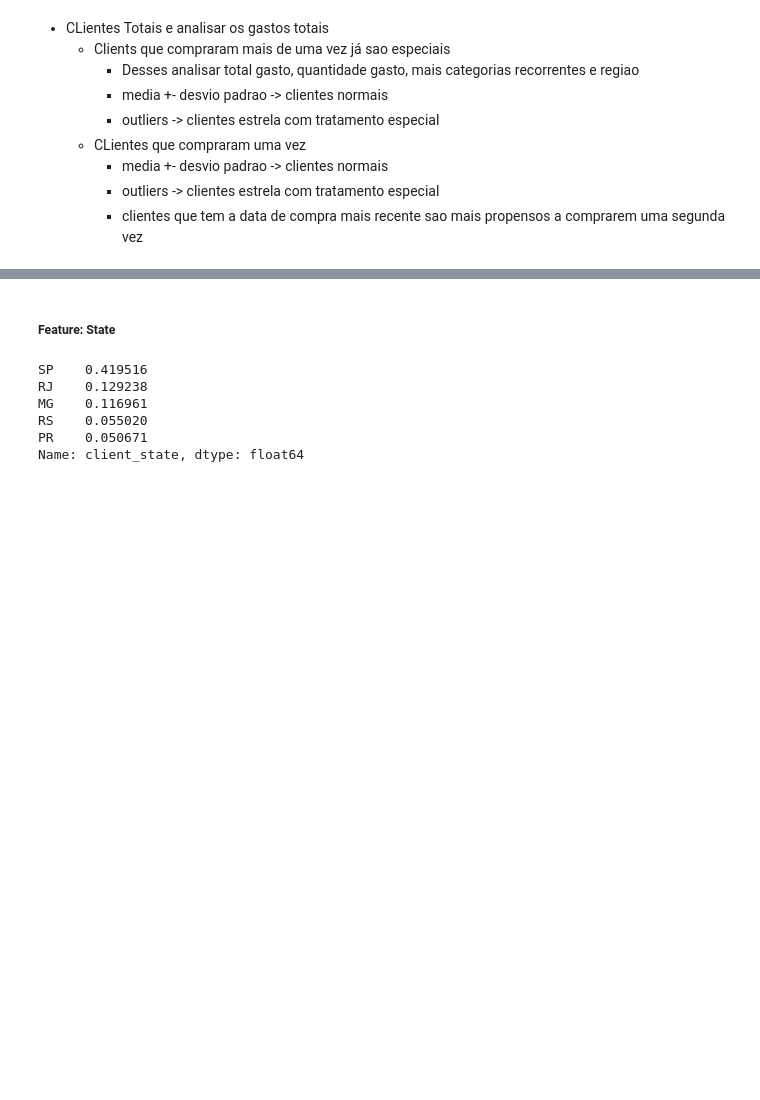
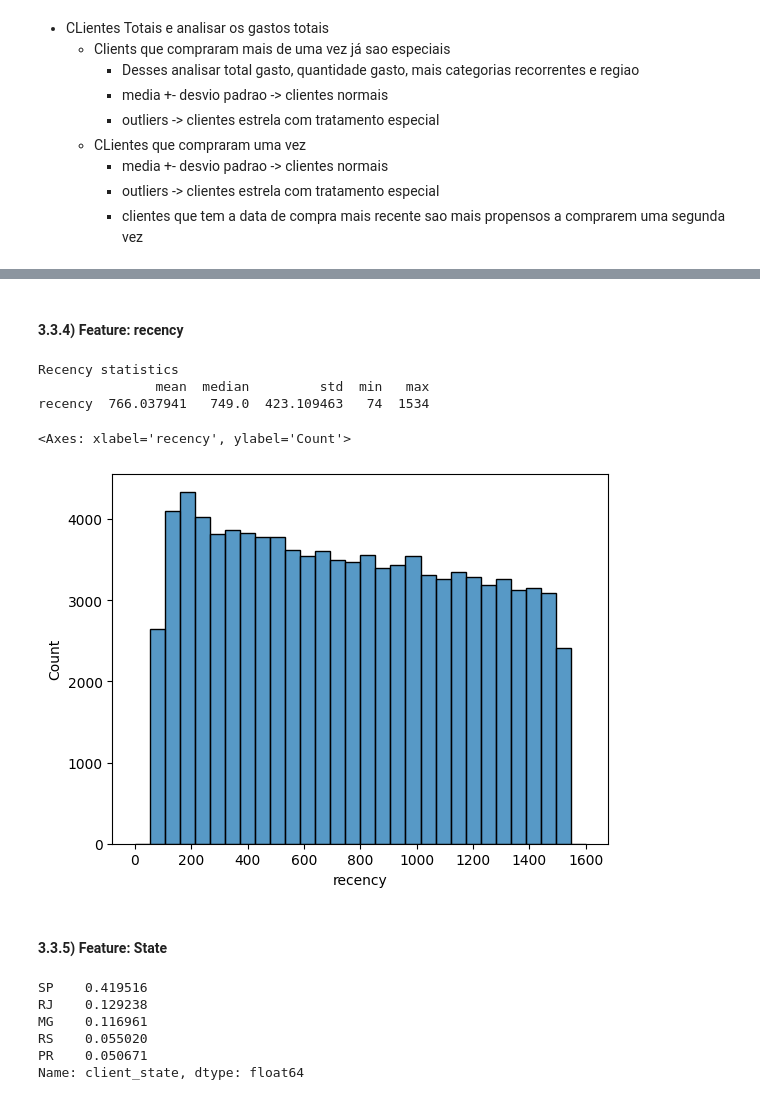
Before and after one commit to barbarafarah/clustering-clients, a Jupyter notebook: classifyng-customers.ipynb, the cells around one changed output, grey strips where cells are left out. Cells and saved outputs as stored; diff of their text form; code cells hidden in the pictures; blank space fills up the shorter version.

```diff
--- a/classifyng-customers.ipynb
+++ b/classifyng-customers.ipynb
@@ -288,5 +293,17 @@ sns.histplot(df_clients['sum_price'], bins = 30, binrange = (0,7000))
+# %% [markdown]
+#### 3.3.4) Feature: recency
+# %%
+print("Recency statistics")
+print(statistics_features('recency', df_clients))
+sns.histplot(df_clients['recency'], bins = 30, binrange = (0,1600))
+# %% [output]
+Recency statistics
+               mean  median         std  min   max
+recency  766.037941   749.0  423.109463   74  1534
+<Axes: xlabel='recency', ylabel='Count'>
+[figure, added]
 # %% [markdown]
-##### Feature: State
+#### 3.3.5) Feature: State
 # %%
 df_clients['client_state'].value_counts(normalize=True).head()
 # %% [output]
```
Also changed, not shown: parts of 46 cells of this notebook, 1 other file.
